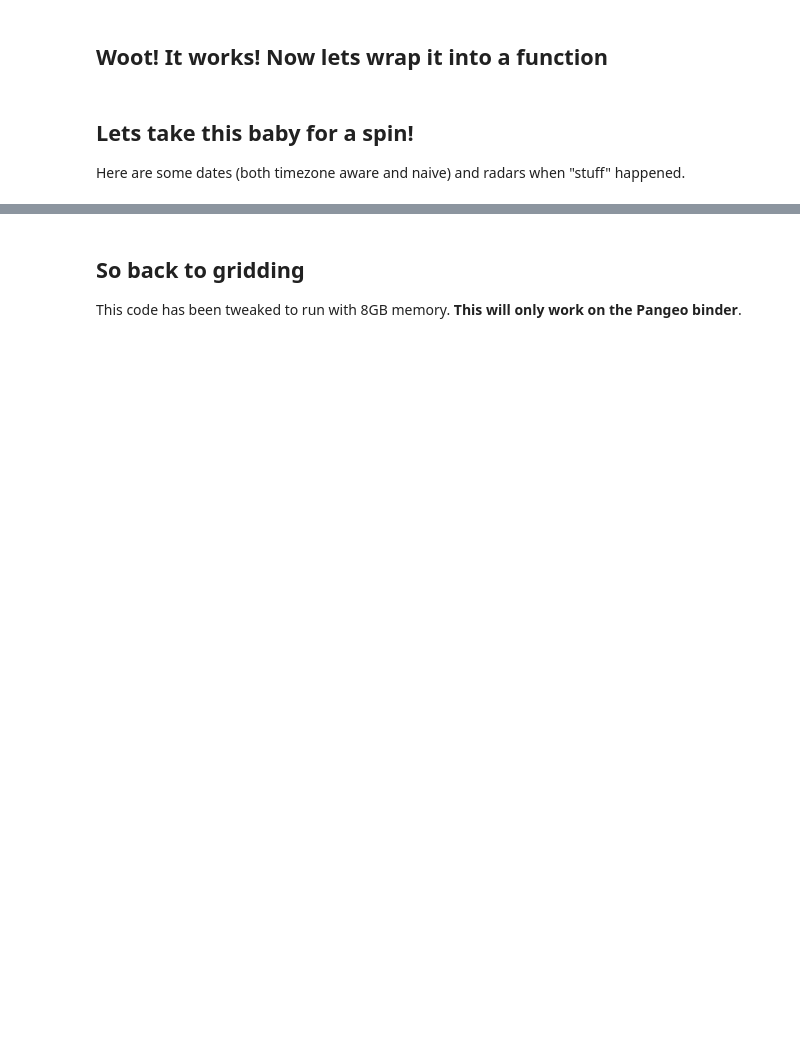
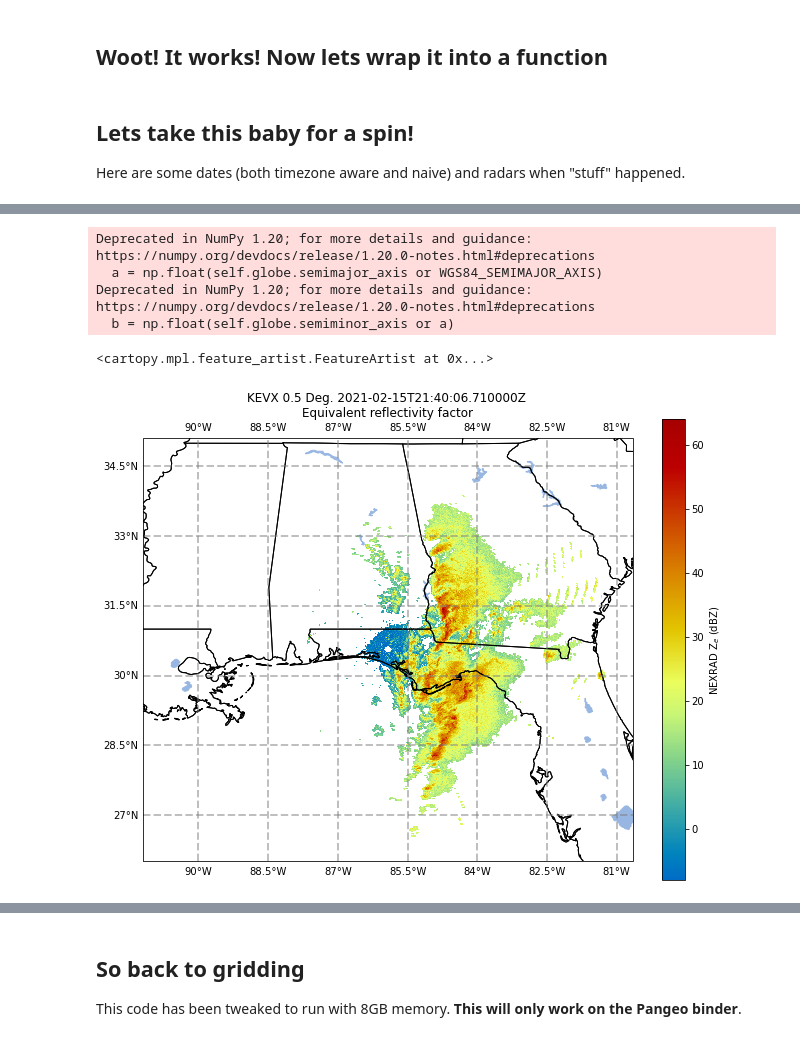
Before and after one commit to ARM-Development/PyART-Training, a Jupyter notebook: 2-Cloud_Examples/1-NEXRAD_on_Amazon.ipynb, the cells around one changed output, grey strips where cells are left out. Cells and saved outputs as stored; diff of their text form; code cells hidden in the pictures; blank space fills up the shorter version.

```diff
--- a/2-Cloud_Examples/1-NEXRAD_on_Amazon.ipynb
+++ b/2-Cloud_Examples/1-NEXRAD_on_Amazon.ipynb
@@ -150,7 +181,28 @@ radar = get_my_radar(conn, recent_radar, recent_time)
 # %%
 myf = plt.figure(figsize=[10,10])
+
+map_panel_axes = [0.05, 0.05, .8, .8]
+ax = myf.add_axes(map_panel_axes, projection=ccrs.PlateCarree())
+
 myd = pyart.graph.RadarMapDisplay(radar)
-myd.plot_ppi_map('reflectivity', 0, vmin=-8, vmax=64)
+myd.plot_ppi_map('reflectivity', 0, vmin=-8, vmax=64, ax=ax, embelish=False, colorbar_flag=False)
+
+cbar = plt.colorbar(mappable=myd.plots[0], fraction=.1, shrink=.8, label='NEXRAD Z$_e$ (dBZ)')
+
+gl = ax.gridlines(draw_labels=True,
+                  linewidth=2, color='gray', alpha=0.5, linestyle='--')
+
+gl.ylabels_right = False
+ax.add_feature(cfeature.COASTLINE)
+ax.add_feature(cfeature.STATES)
+ax.add_feature(cfeature.LAKES, zorder=0)
+# %% [output]
+Deprecated in NumPy 1.20; for more details and guidance: https://numpy.org/devdocs/release/1.20.0-notes.html#deprecations
+  a = np.float(self.globe.semimajor_axis or WGS84_SEMIMAJOR_AXIS)
+Deprecated in NumPy 1.20; for more details and guidance: https://numpy.org/devdocs/release/1.20.0-notes.html#deprecations
+  b = np.float(self.globe.semiminor_axis or a)
+<cartopy.mpl.feature_artist.FeatureArtist at 0x...>
+[figure, added]
 # %% [markdown]
 ## Exercise: Fetch a high impact weather event
 Can you think of an interesting case near a NEXRAD?
```
Also changed, not shown: parts of 18 cells of this notebook, 2 other files.
